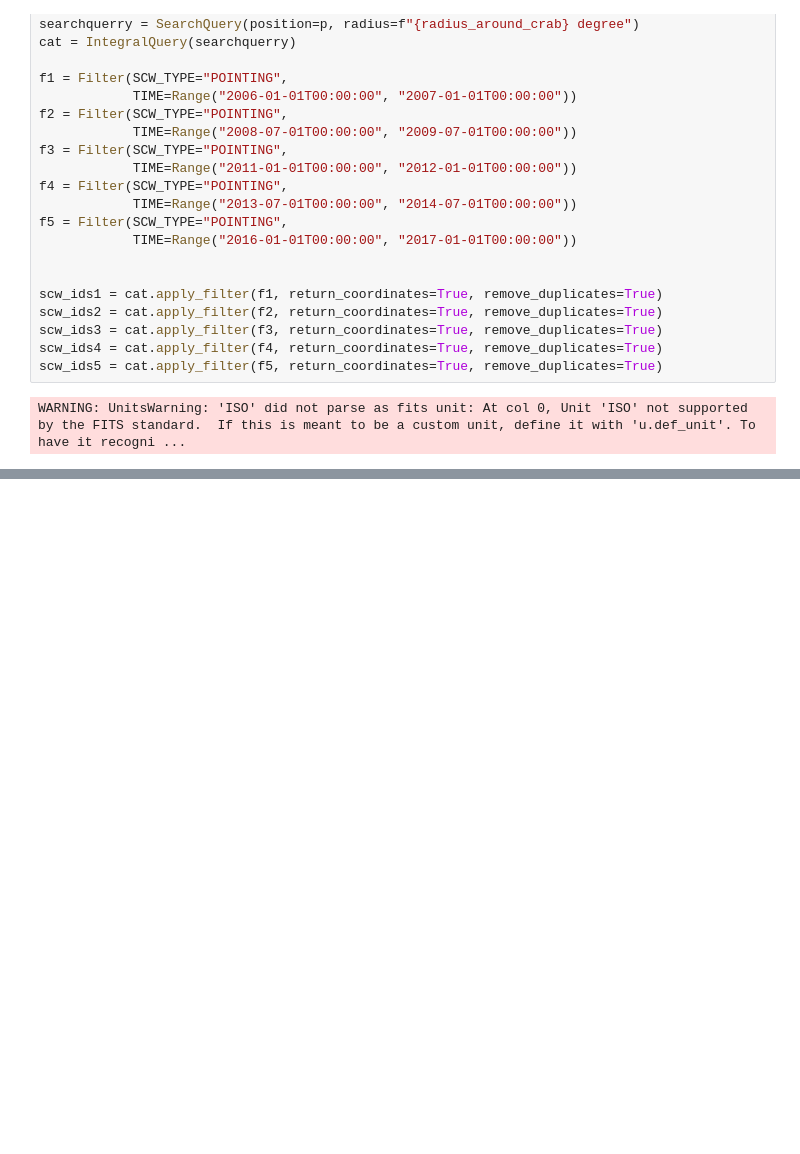
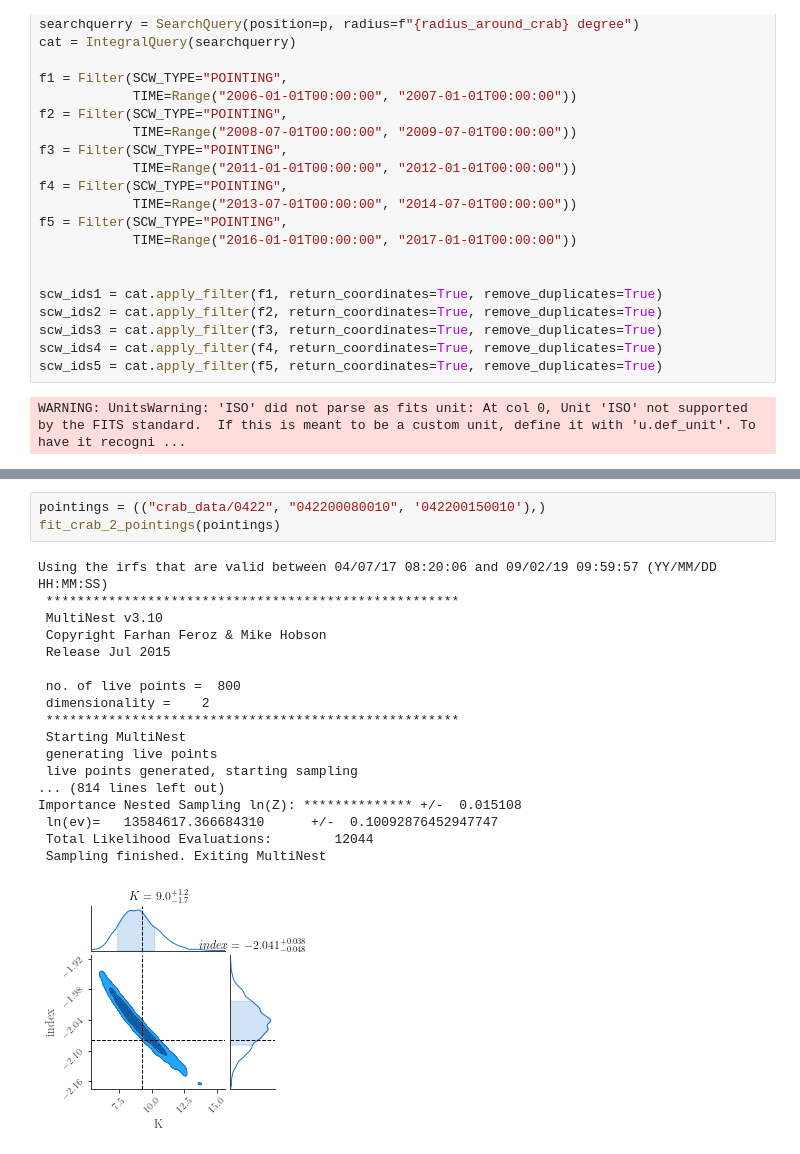
Before and after one commit to moej56153/Master_Thesis, a Jupyter notebook: integral_data_analysis/crab_analysis.ipynb, the cells around one changed output, grey strips where cells are left out. Cells and saved outputs as stored; diff of their text form; blank space fills up the shorter version.

```diff
--- a/integral_data_analysis/crab_analysis.ipynb
+++ b/integral_data_analysis/crab_analysis.ipynb
@@ -506,0 +518,22 @@ Importance Nested Sampling ln(Z): ************** +/-  0.015410
+# %%
+pointings = (("crab_data/0422", "042200080010", '042200150010'),)
+fit_crab_2_pointings(pointings)
+# %% [output]
+Using the irfs that are valid between 04/07/17 08:20:06 and 09/02/19 09:59:57 (YY/MM/DD HH:MM:SS)
+ *****************************************************
+ MultiNest v3.10
+ Copyright Farhan Feroz & Mike Hobson
+ Release Jul 2015
+
+ no. of live points =  800
+ dimensionality =    2
+ *****************************************************
+ Starting MultiNest
+ generating live points
+ live points generated, starting sampling
+... (814 lines left out)
+Importance Nested Sampling ln(Z): ************** +/-  0.015108
+ ln(ev)=   13584617.366684310      +/-  0.10092876452947747
+ Total Likelihood Evaluations:        12044
+ Sampling finished. Exiting MultiNest
+[figure, added]
```
Also changed, not shown: parts of 9 cells of this notebook, 8 other files.
